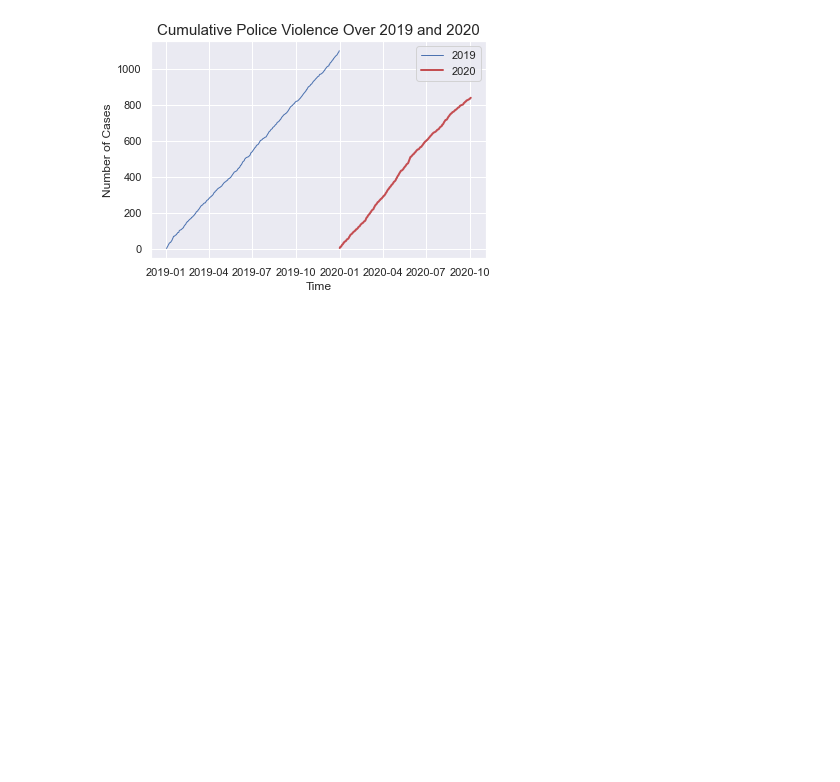
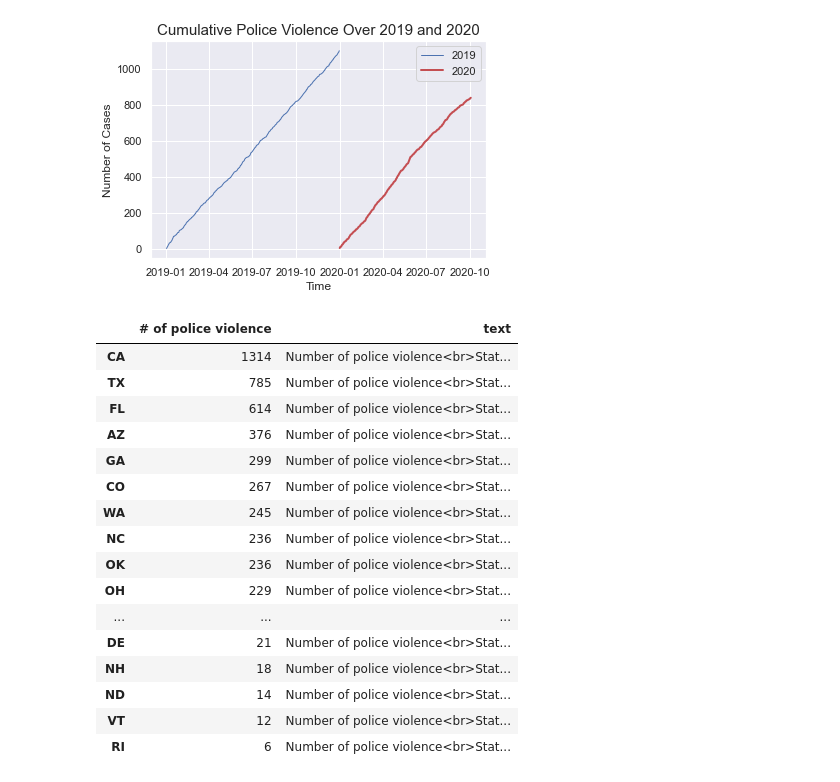
Before and after one commit to jamestang7/Coding-Challenge, a Jupyter notebook: Coding Challenge.ipynb, the cells around one changed output. Drawn from its saved outputs; the diff is of its cells as text; code cells hidden in the pictures; blank space fills up the shorter version.

```diff
--- a/Coding Challenge.ipynb
+++ b/Coding Challenge.ipynb
@@ -149,3 +147,23 @@ plt.ylabel('Number of Cases')
 plt.show()
 # %% [output]
 [figure]
+# %%
+df_counts
+# %% [output]
+|  | # of police violence | text |
+| CA | 1314 | Number of police violence<br>Stat... |
+| TX | 785 | Number of police violence<br>Stat... |
+| FL | 614 | Number of police violence<br>Stat... |
+| AZ | 376 | Number of police violence<br>Stat... |
+| GA | 299 | Number of police violence<br>Stat... |
+| CO | 267 | Number of police violence<br>Stat... |
+| WA | 245 | Number of police violence<br>Stat... |
+| NC | 236 | Number of police violence<br>Stat... |
+| OK | 236 | Number of police violence<br>Stat... |
+| OH | 229 | Number of police violence<br>Stat... |
+| ... | ... | ... |
+| DE | 21 | Number of police violence<br>Stat... |
+| NH | 18 | Number of police violence<br>Stat... |
+| ND | 14 | Number of police violence<br>Stat... |
+| VT | 12 | Number of police violence<br>Stat... |
+| RI | 6 | Number of police violence<br>Stat... |
```
Also changed, not shown: parts of 4 cells of this notebook.
